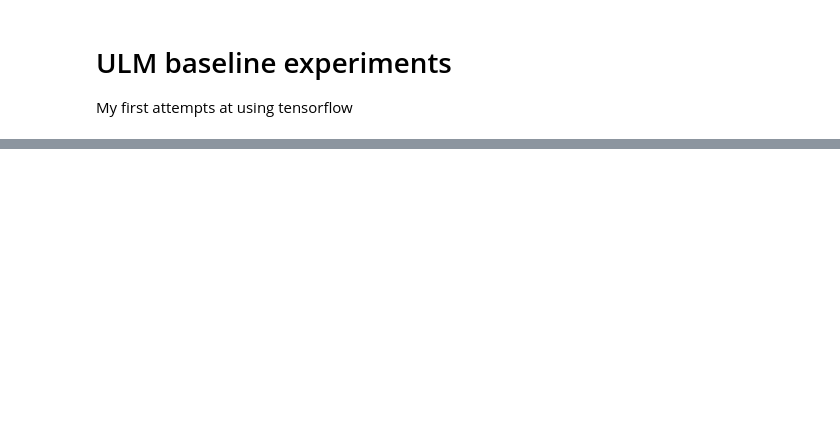
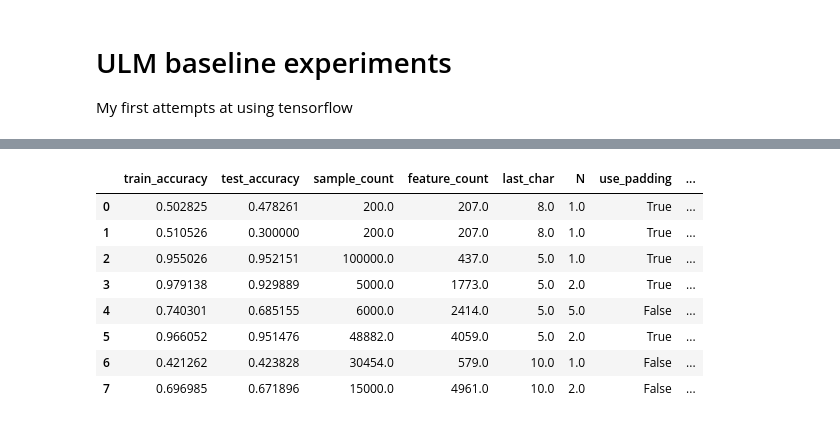
Before and after one commit to juditacs/noun-verb, a Jupyter notebook: experiments/baseline_experiments.ipynb, the cells around one changed output, grey strips where cells are left out. Cells and saved outputs as stored; diff of their text form; code cells hidden in the pictures; blank space fills up the shorter version.

```diff
--- a/experiments/baseline_experiments.ipynb
+++ b/experiments/baseline_experiments.ipynb
@@ -73,7 +73,7 @@ class ResearchDiary:
             missing_cols = set(data.keys()) - set(self.df.columns)
             for c in missing_cols:
                 del data[c]
-        self.df.loc[new_index] = data
+        self.df = self.df.append(data, ignore_index=True)
 # %%
 import re
 from collections import defaultdict
@@ -417,0 +422,13 @@ array([ 0.918,  0.968,  0.954,  0.894,  0.898,  0.954,  0.94 ,  0.898,
+# %%
+rd = ResearchDiary()
+rd.df[['train_accuracy', 'test_accuracy', 'sample_count', 'feature_count', 'last_char', 'N', 'use_padding', 'tag_filter', 'include_smaller_ngrams', 'layers', 'epochs']]
+# %% [output]
+|  | train_accuracy | test_accuracy | sample_count | feature_count | last_char | N | use_padding | ... |
+| 0 | 0.502825 | 0.478261 | 200.0 | 207.0 | 8.0 | 1.0 | True | ... |
+| 1 | 0.510526 | 0.300000 | 200.0 | 207.0 | 8.0 | 1.0 | True | ... |
+| 2 | 0.955026 | 0.952151 | 100000.0 | 437.0 | 5.0 | 1.0 | True | ... |
+| 3 | 0.979138 | 0.929889 | 5000.0 | 1773.0 | 5.0 | 2.0 | True | ... |
+| 4 | 0.740301 | 0.685155 | 6000.0 | 2414.0 | 5.0 | 5.0 | False | ... |
+| 5 | 0.966052 | 0.951476 | 48882.0 | 4059.0 | 5.0 | 2.0 | True | ... |
+| 6 | 0.421262 | 0.423828 | 30454.0 | 579.0 | 10.0 | 1.0 | False | ... |
+| 7 | 0.696985 | 0.671896 | 15000.0 | 4961.0 | 10.0 | 2.0 | False | ... |
```
Also changed, not shown: parts of 16 cells of this notebook.
